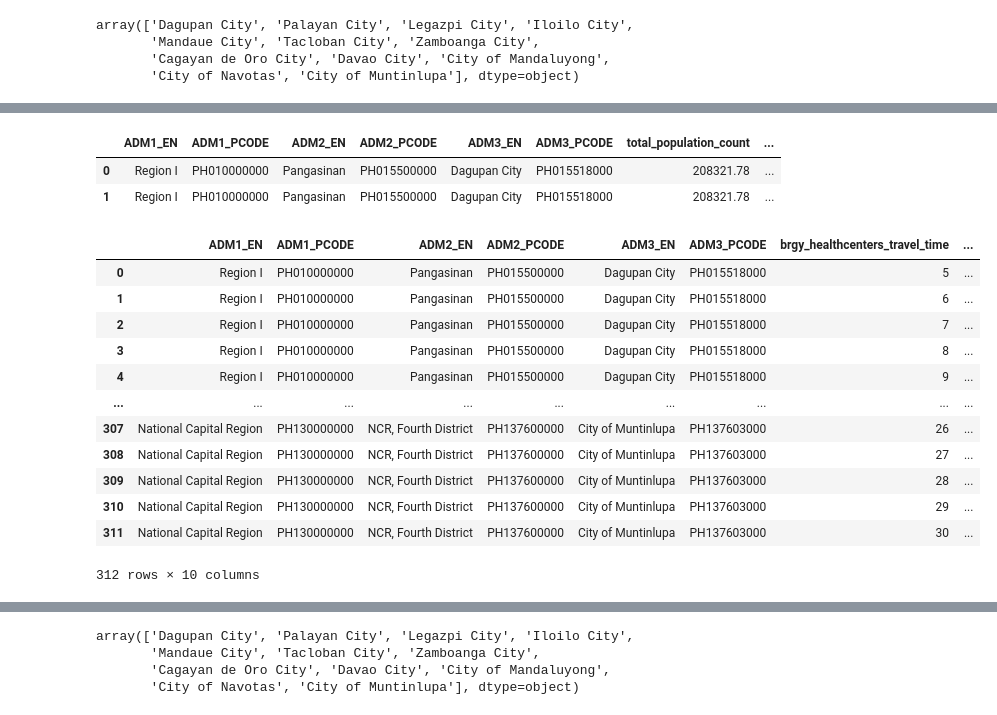
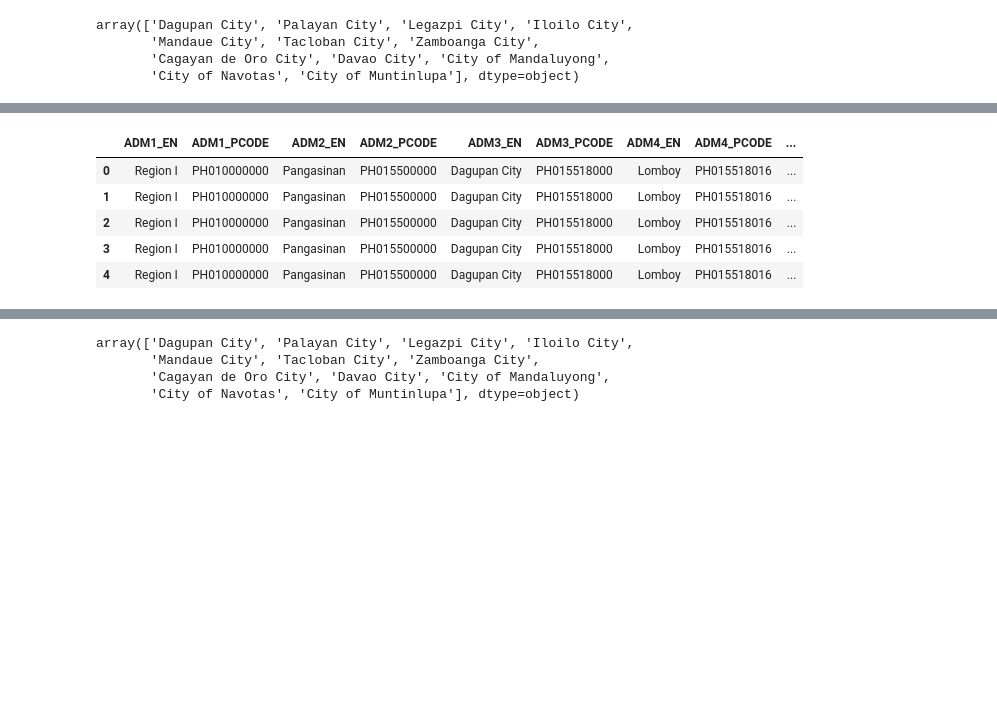
Before and after one commit to thinkingmachines/project-cchain, a Jupyter notebook: notebooks/tm/hospitals-isochrones/02-contours-to-adminlevel.ipynb, the cells around one changed output, grey strips where cells are left out. Cells and saved outputs as stored; diff of their text form; code cells hidden in the pictures; blank space fills up the shorter version.

```diff
--- a/notebooks/tm/hospitals-isochrones/02-contours-to-adminlevel.ipynb
+++ b/notebooks/tm/hospitals-isochrones/02-contours-to-adminlevel.ipynb
@@ -491,30 +475,23 @@ array(['Dagupan City', 'Palayan City', 'Legazpi City', 'Iloilo City',
 # %%
 brgy_healthcenter_pop_reached = compute_population_reached(
-    brgy_healthcenter_grids, "brgy_healthcenters", aoi_pop_df=aoi_population_city
+    brgy_healthcenter_grids,
+    "brgy_healthcenters",
+    admin_level_pcode="ADM4_PCODE",
+    aoi_pop_df=aoi_population_brgy,
 )
-brgy_healthcenter_pop_reached.head(2)
-# %% [output]
-|  | ADM1_EN | ADM1_PCODE | ADM2_EN | ADM2_PCODE | ADM3_EN | ADM3_PCODE | total_population_count | ... |
-| 0 | Region I | PH010000000 | Pangasinan | PH015500000 | Dagupan City | PH015518000 | 208321.78 | ... |
-| 1 | Region I | PH010000000 | Pangasinan | PH015500000 | Dagupan City | PH015518000 | 208321.78 | ... |
 # %%
 final_healthcenter_pop_reached = fill_time(
-    brgy_healthcenter_pop_reached, facility_type="brgy_healthcenters"
+    brgy_healthcenter_pop_reached,
+    facility_type="brgy_healthcenters",
+    admin_level_pcode="ADM4_PCODE",
 )
-final_healthcenter_pop_reached
+final_healthcenter_pop_reached.head()
 # %% [output]
-|  | ADM1_EN | ADM1_PCODE | ADM2_EN | ADM2_PCODE | ADM3_EN | ADM3_PCODE | brgy_healthcenters_travel_time | ... |
-| 0 | Region I | PH010000000 | Pangasinan | PH015500000 | Dagupan City | PH015518000 | 5 | ... |
-| 1 | Region I | PH010000000 | Pangasinan | PH015500000 | Dagupan City | PH015518000 | 6 | ... |
-| 2 | Region I | PH010000000 | Pangasinan | PH015500000 | Dagupan City | PH015518000 | 7 | ... |
-| 3 | Region I | PH010000000 | Pangasinan | PH015500000 | Dagupan City | PH015518000 | 8 | ... |
-| 4 | Region I | PH010000000 | Pangasinan | PH015500000 | Dagupan City | PH015518000 | 9 | ... |
-| ... | ... | ... | ... | ... | ... | ... | ... | ... |
-| 307 | National Capital Region | PH130000000 | NCR, Fourth District | PH137600000 | City of Muntinlupa | PH137603000 | 26 | ... |
-| 308 | National Capital Region | PH130000000 | NCR, Fourth District | PH137600000 | City of Muntinlupa | PH137603000 | 27 | ... |
-| 309 | National Capital Region | PH130000000 | NCR, Fourth District | PH137600000 | City of Muntinlupa | PH137603000 | 28 | ... |
-| 310 | National Capital Region | PH130000000 | NCR, Fourth District | PH137600000 | City of Muntinlupa | PH137603000 | 29 | ... |
-| 311 | National Capital Region | PH130000000 | NCR, Fourth District | PH137600000 | City of Muntinlupa | PH137603000 | 30 | ... |
+|  | ADM1_EN | ADM1_PCODE | ADM2_EN | ADM2_PCODE | ADM3_EN | ADM3_PCODE | ADM4_EN | ADM4_PCODE | ... |
+| 0 | Region I | PH010000000 | Pangasinan | PH015500000 | Dagupan City | PH015518000 | Lomboy | PH015518016 | ... |
+| 1 | Region I | PH010000000 | Pangasinan | PH015500000 | Dagupan City | PH015518000 | Lomboy | PH015518016 | ... |
+| 2 | Region I | PH010000000 | Pangasinan | PH015500000 | Dagupan City | PH015518000 | Lomboy | PH015518016 | ... |
+| 3 | Region I | PH010000000 | Pangasinan | PH015500000 | Dagupan City | PH015518000 | Lomboy | PH015518016 | ... |
+| 4 | Region I | PH010000000 | Pangasinan | PH015500000 | Dagupan City | PH015518000 | Lomboy | PH015518016 | ... |
-312 rows × 10 columns
 # %%
 rhu_pop_reached = compute_population_reached(
```
Also changed, not shown: parts of 13 cells of this notebook.
